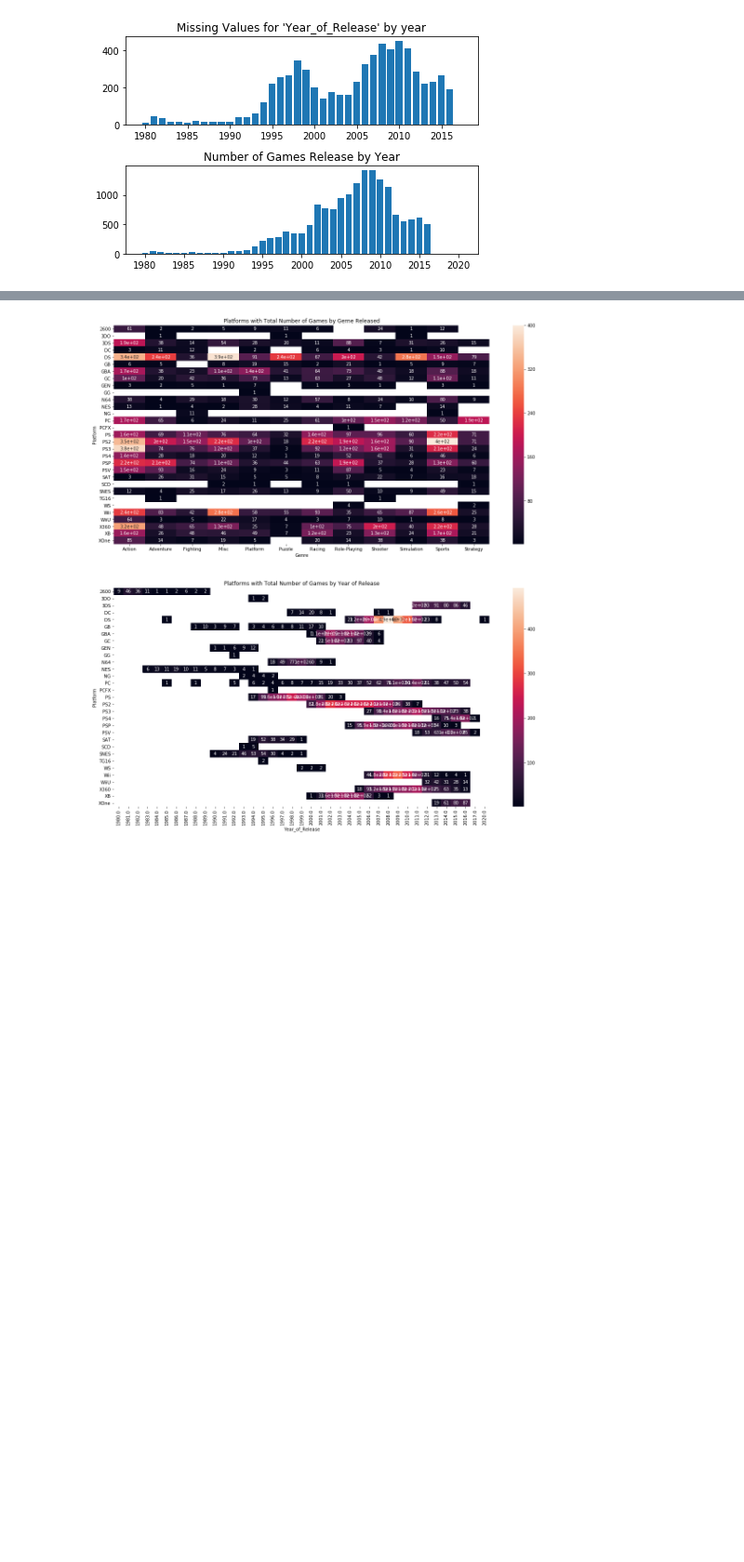
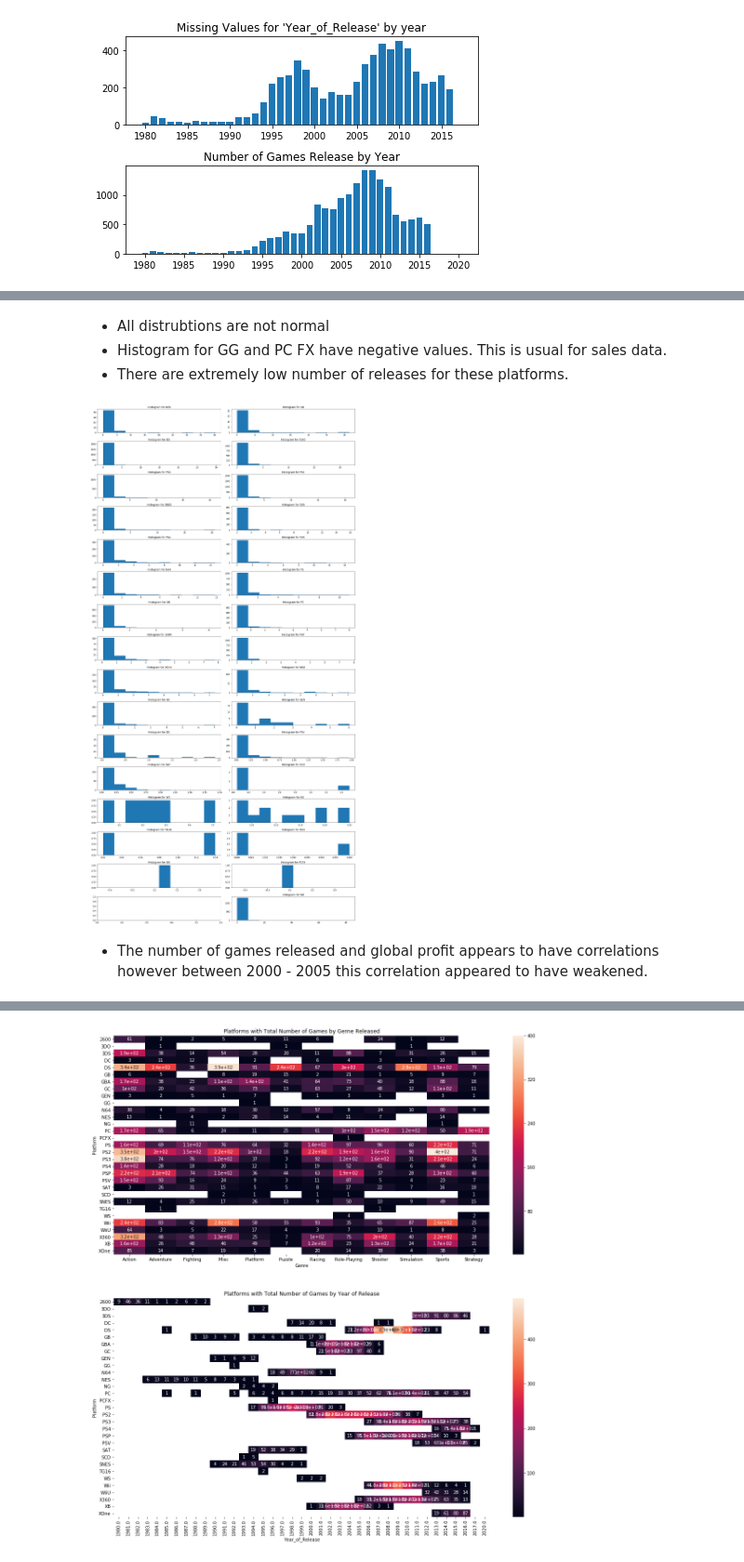
Before and after one commit to joseh4/projection_of_video_game_sales, a Jupyter notebook: exploratory_data_analysis.ipynb, the cells around one changed output, grey strips where cells are left out. Shown: that part at 93% size. Drawn from its saved outputs; the diff is of its cells as text; code cells hidden in the pictures; blank space fills up the shorter version.

```diff
--- a/exploratory_data_analysis.ipynb
+++ b/exploratory_data_analysis.ipynb
@@ -152,0 +115,23 @@ plt.tight_layout();
+# %% [markdown]
+- All distrubtions are not normal
+- Histogram for GG and PC FX have negative values. This is usual for sales data.
+- There are extremely low number of releases for these platforms.
+# %%
+fig, ax = plt.subplots(nrows=16, ncols=2, figsize=(18,35))
+
+for index, platform  in enumerate(video_game_df['Platform'].unique()):
+    if index != 0 or index != 32:
+        row = (index-1)//2
+        col = index%2-1
+
+
+        x = video_game_df[video_game_df['Platform'] == platform]['Global_Sales']
+
+        ax[row][col].hist(x=x)
+        ax[row][col].set_title(f"Histogram for {platform}")
+
+plt.tight_layout();
+# %% [output]
+[figure, added]
+# %% [markdown]
+- The number of games released and global profit appears to have correlations however between 2000 - 2005 this correlation appeared to have weakened.
```
Also changed, not shown: parts of 27 cells of this notebook, 43 other files.
